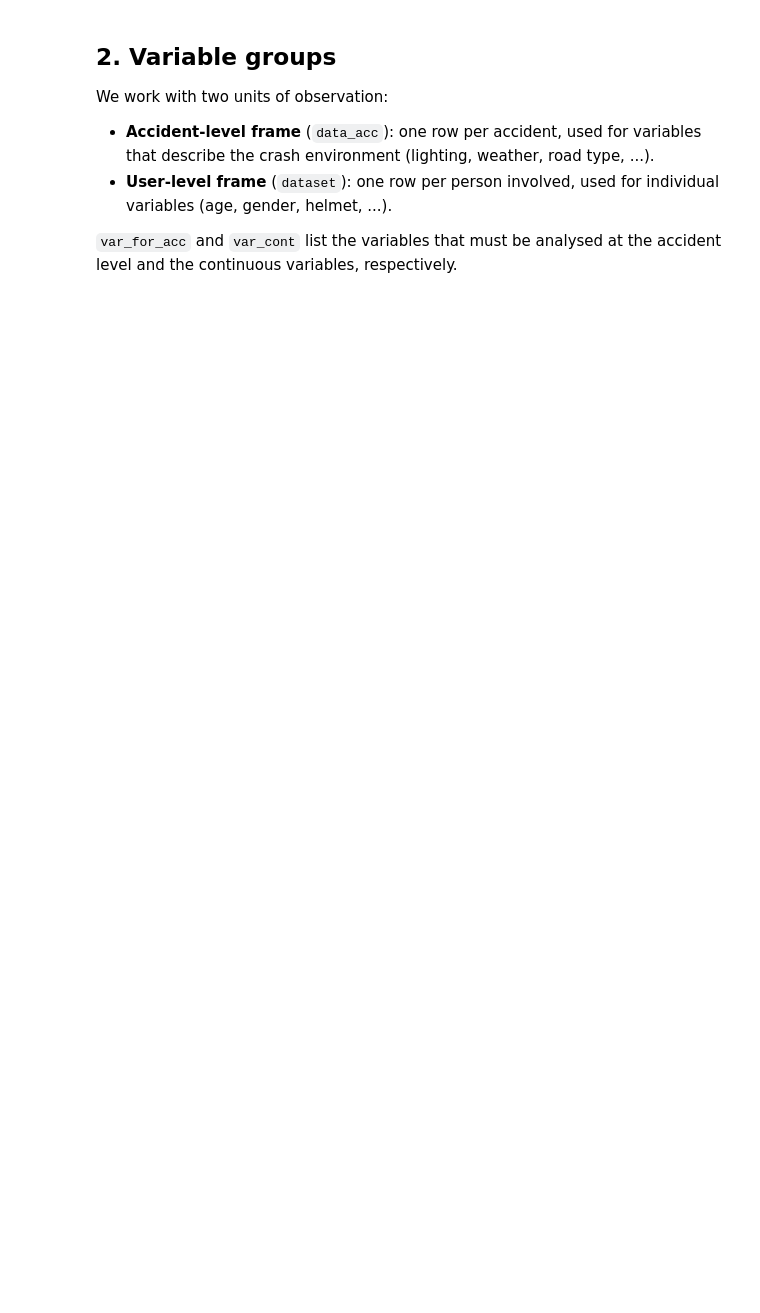
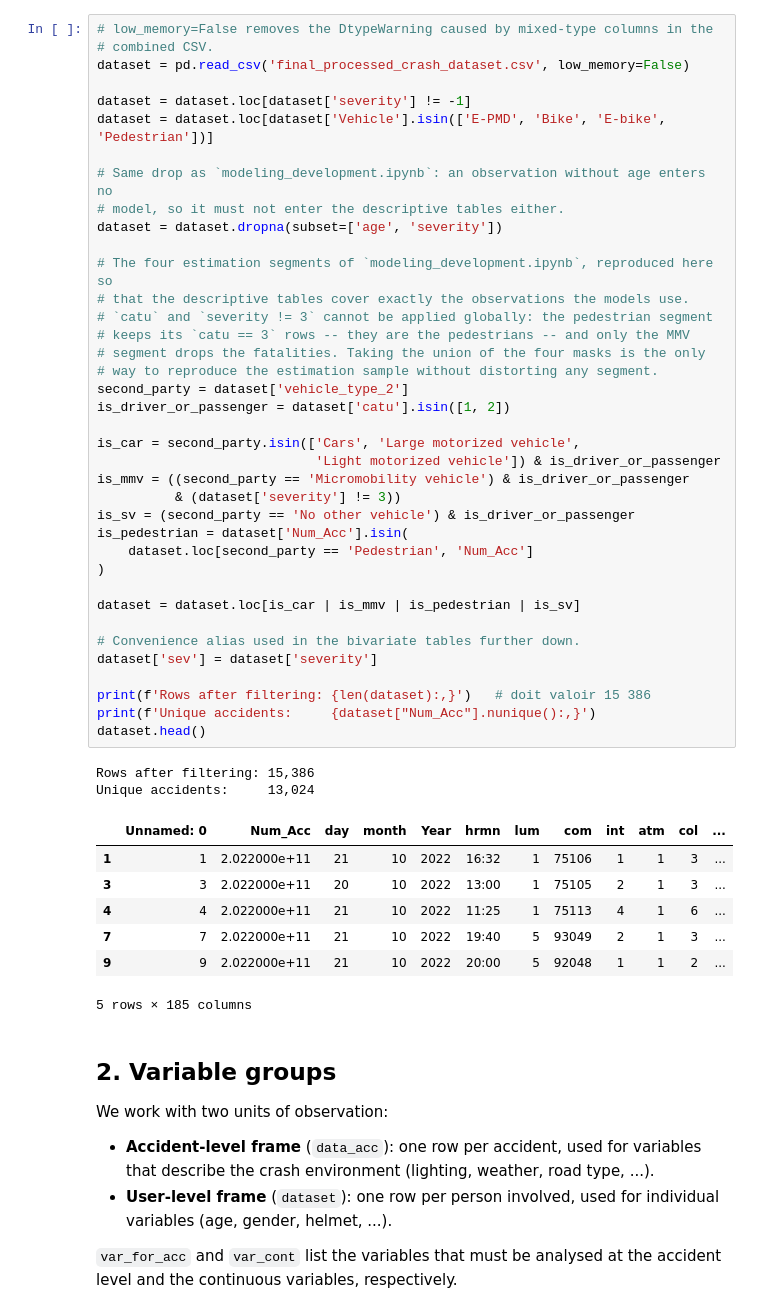
Before and after one commit to martin1207/modeling-mmv-severity, a Jupyter notebook: desc_stats_and_bivariate_test.ipynb, the cells around one changed output. Drawn from its saved outputs; the diff is of its cells as text; blank space fills up the shorter version.

```diff
--- a/desc_stats_and_bivariate_test.ipynb
+++ b/desc_stats_and_bivariate_test.ipynb
@@ -46,3 +47,51 @@ dataset.head()
+# %%
+# low_memory=False removes the DtypeWarning caused by mixed-type columns in the
+# combined CSV.
+dataset = pd.read_csv('final_processed_crash_dataset.csv', low_memory=False)
+
+dataset = dataset.loc[dataset['severity'] != -1]
+dataset = dataset.loc[dataset['Vehicle'].isin(['E-PMD', 'Bike', 'E-bike', 'Pedestrian'])]
+
+# Same drop as `modeling_development.ipynb`: an observation without age enters no
+# model, so it must not enter the descriptive tables either.
+dataset = dataset.dropna(subset=['age', 'severity'])
+
+# The four estimation segments of `modeling_development.ipynb`, reproduced here so
+# that the descriptive tables cover exactly the observations the models use.
+# `catu` and `severity != 3` cannot be applied globally: the pedestrian segment
+# keeps its `catu == 3` rows -- they are the pedestrians -- and only the MMV
+# segment drops the fatalities. Taking the union of the four masks is the only
+# way to reproduce the estimation sample without distorting any segment.
+second_party = dataset['vehicle_type_2']
+is_driver_or_passenger = dataset['catu'].isin([1, 2])
+
+is_car = second_party.isin(['Cars', 'Large motorized vehicle',
+                            'Light motorized vehicle']) & is_driver_or_passenger
+is_mmv = ((second_party == 'Micromobility vehicle') & is_driver_or_passenger
+          & (dataset['severity'] != 3))
+is_sv = (second_party == 'No other vehicle') & is_driver_or_passenger
+is_pedestrian = dataset['Num_Acc'].isin(
+    dataset.loc[second_party == 'Pedestrian', 'Num_Acc']
+)
+
+dataset = dataset.loc[is_car | is_mmv | is_pedestrian | is_sv]
+
+# Convenience alias used in the bivariate tables further down.
+dataset['sev'] = dataset['severity']
+
+print(f'Rows after filtering: {len(dataset):,}')   # doit valoir 15 386
+print(f'Unique accidents:     {dataset["Num_Acc"].nunique():,}')
+dataset.head()
+# %% [output]
+Rows after filtering: 15,386
+Unique accidents:     13,024
+|  | Unnamed: 0 | Num_Acc | day | month | Year | hrmn | lum | com | int | atm | col | ... |
+| 1 | 1 | 2.022000e+11 | 21 | 10 | 2022 | 16:32 | 1 | 75106 | 1 | 1 | 3 | ... |
+| 3 | 3 | 2.022000e+11 | 20 | 10 | 2022 | 13:00 | 1 | 75105 | 2 | 1 | 3 | ... |
+| 4 | 4 | 2.022000e+11 | 21 | 10 | 2022 | 11:25 | 1 | 75113 | 4 | 1 | 6 | ... |
+| 7 | 7 | 2.022000e+11 | 21 | 10 | 2022 | 19:40 | 5 | 93049 | 2 | 1 | 3 | ... |
+| 9 | 9 | 2.022000e+11 | 21 | 10 | 2022 | 20:00 | 5 | 92048 | 1 | 1 | 2 | ... |
+5 rows × 185 columns
 # %% [markdown]
 ## 2. Variable groups
 
```
Also changed, not shown: parts of 19 cells of this notebook, 2 other files.
